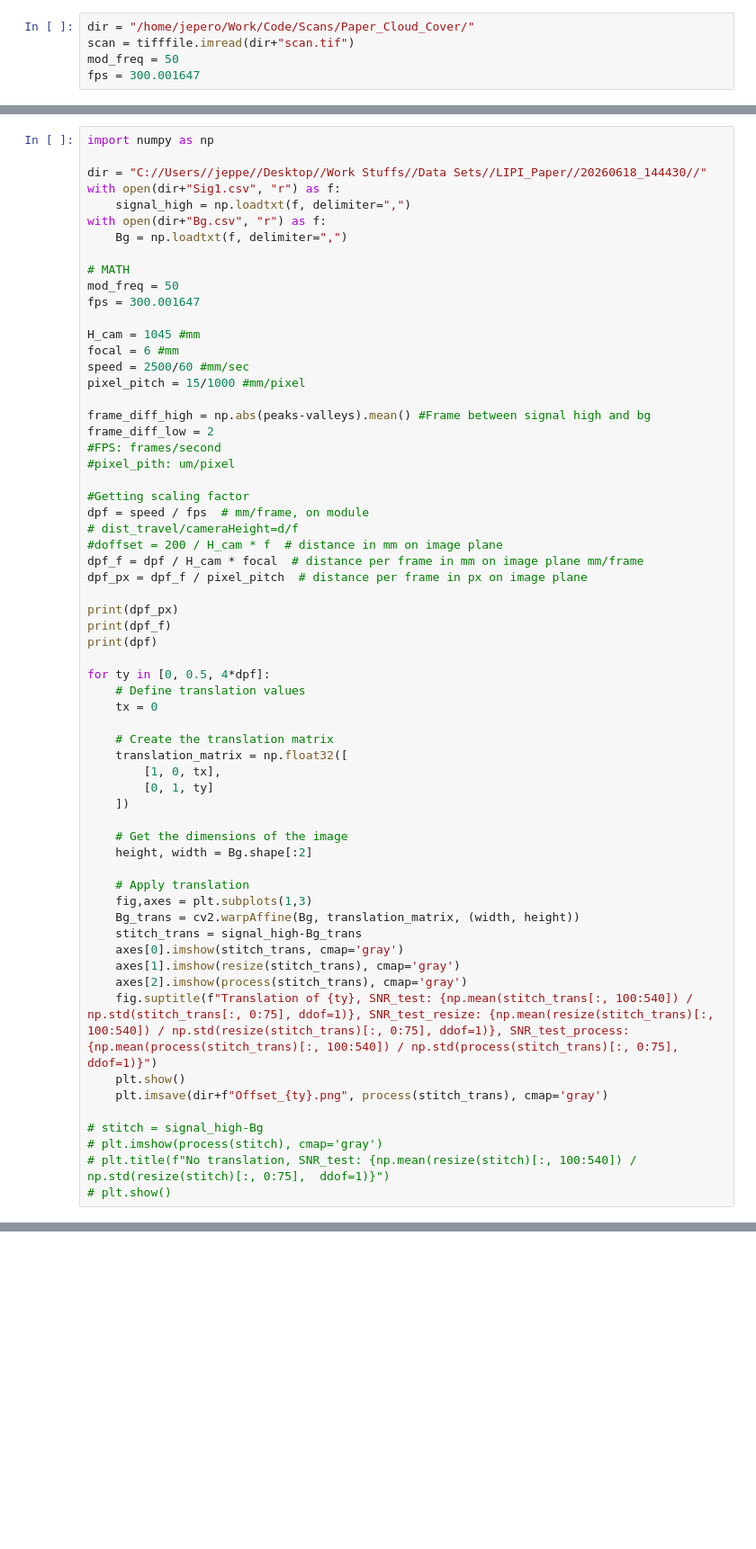
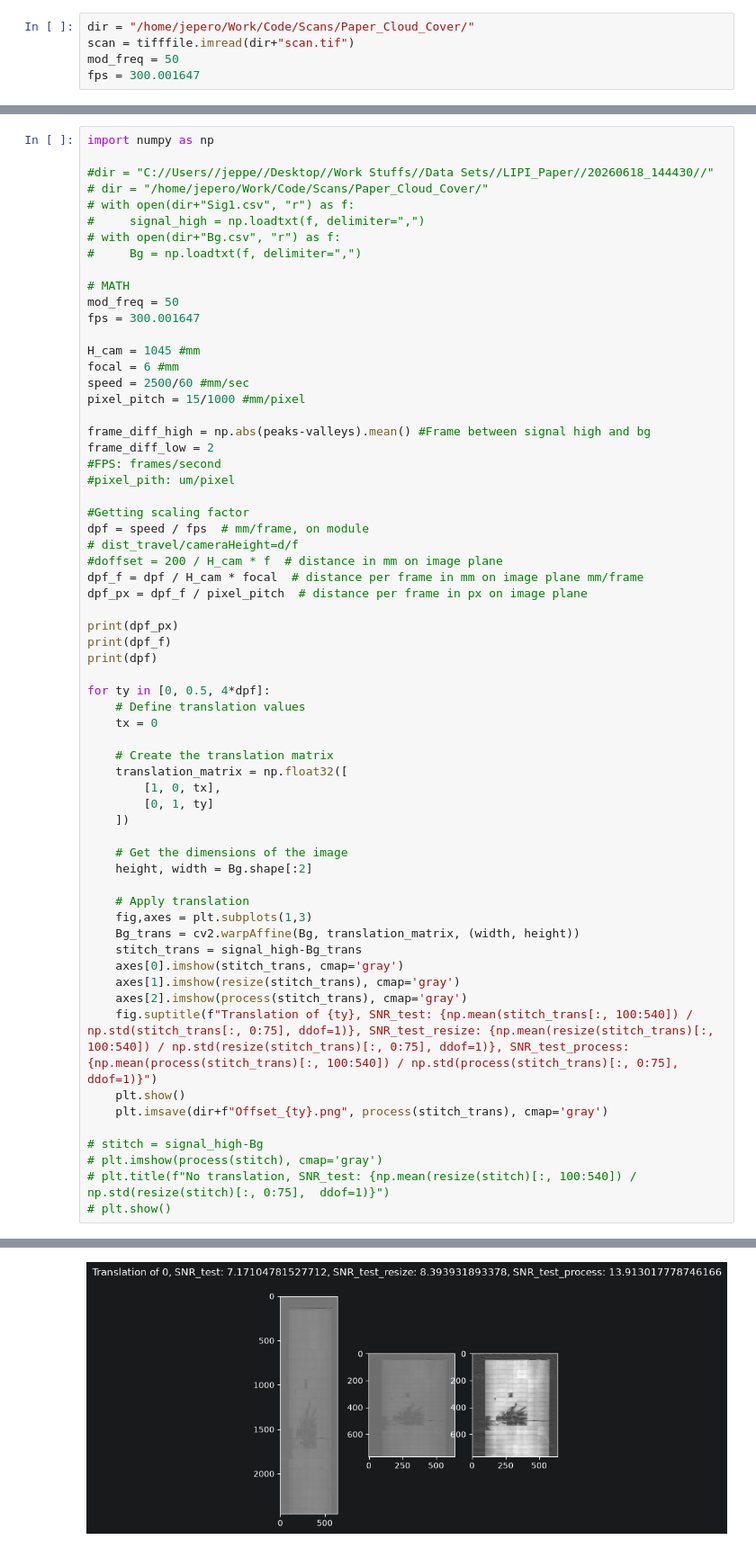
Before and after one commit to JeperoJ/Photoluminescence-scanner, a Jupyter notebook: Software refactor/LIPI_Processing/dont_mind_me.ipynb, the cells around one changed output, grey strips where cells are left out. Shown at 90% size. Saved outputs shown, nothing was run; the diff lists cells and outputs as text; blank space fills up the shorter version.

```diff
--- a/Software refactor/LIPI_Processing/dont_mind_me.ipynb
+++ b/Software refactor/LIPI_Processing/dont_mind_me.ipynb
@@ -54,11 +72,12 @@ plt.imshow(process(stitch_high-stitch_low), cmap='gray')
 # %%
 import numpy as np
 
-dir = "C://Users//jeppe//Desktop//Work Stuffs//Data Sets//LIPI_Paper//20260618_144430//"
-with open(dir+"Sig1.csv", "r") as f:
-    signal_high = np.loadtxt(f, delimiter=",")
-with open(dir+"Bg.csv", "r") as f:
-    Bg = np.loadtxt(f, delimiter=",")
+#dir = "C://Users//jeppe//Desktop//Work Stuffs//Data Sets//LIPI_Paper//20260618_144430//"
+# dir = "/home/jepero/Work/Code/Scans/Paper_Cloud_Cover/"
+# with open(dir+"Sig1.csv", "r") as f:
+#     signal_high = np.loadtxt(f, delimiter=",")
+# with open(dir+"Bg.csv", "r") as f:
+#     Bg = np.loadtxt(f, delimiter=",")
 
 # MATH
 mod_freq = 50
@@ -113,3 +132,4 @@ for ty in [0, 0.5, 4*dpf]:
 # plt.imshow(process(stitch), cmap='gray')
 # plt.title(f"No translation, SNR_test: {np.mean(resize(stitch)[:, 100:540]) / np.std(resize(stitch)[:, 0:75],  ddof=1)}")
 # plt.show()
+# %% [output]
@@ -115,0 +139 @@ for ty in [0, 0.5, 4*dpf]:
+[figure, added]
```
Also changed, not shown: parts of 6 cells of this notebook, 1 other file.
